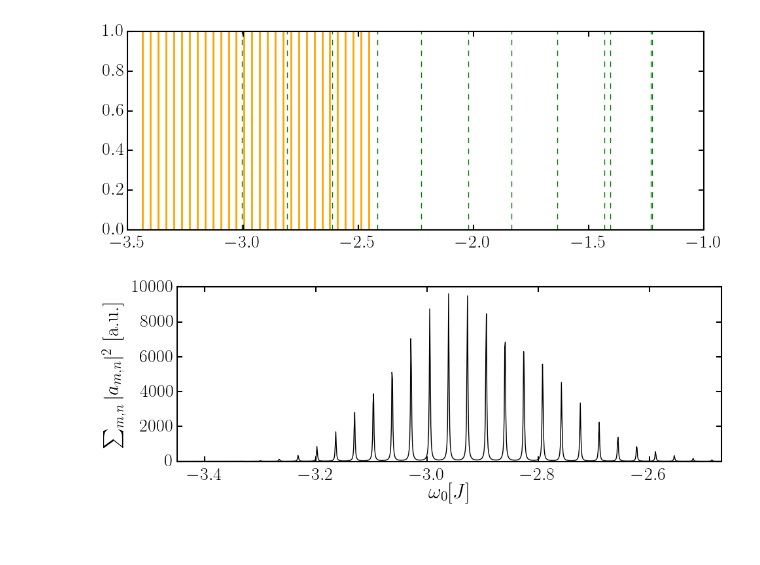
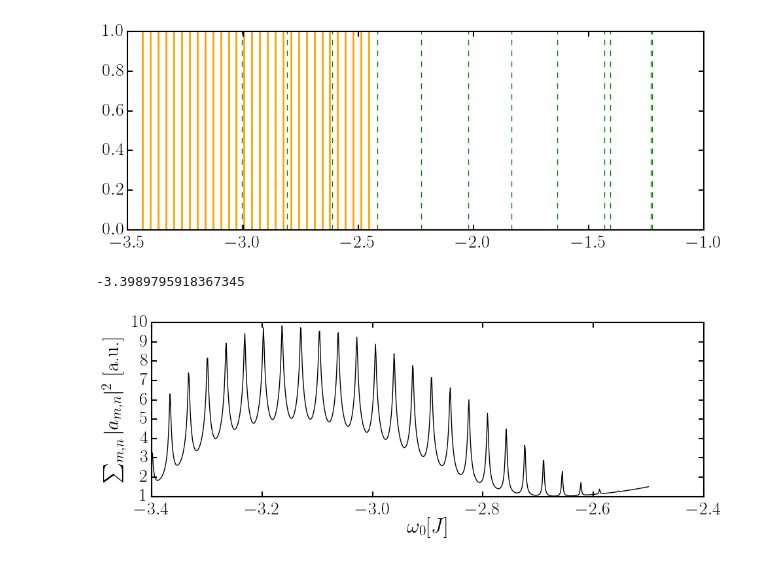
Before and after one commit to berceanu/topo-photon, a Jupyter notebook: anc/exploratory.ipynb, the cells around one changed output. Saved outputs shown, nothing was run; the diff lists cells and outputs as text; code cells hidden in the pictures.

```diff
--- a/anc/exploratory.ipynb
+++ b/anc/exploratory.ipynb
@@ -117,16 +150,21 @@ end
 plt.close(f)
 # %% [output]
 [figure]
+# %%
+sp.νs[100]
+# %% [output]
+-3.3989795918367345
 # %%
 #plot spectrum
 f, ax = plt.subplots(figsize=(10, 4))
-ax[:plot](sp.νs,sp.intensity,"k")
-ax[:set_xlim](sp.νs[1],sp.νs[end])
+ax[:plot](sp.νs[100:end],log(sp.intensity[100:end]),"k")
+#ax[:set_xlim](-3.4,sp.νs[end])
 ax[:set_xlabel](L"$\omega_0 [J]$")
 ax[:set_ylabel](L"$\sum_{m,n} |a_{m,n}|^2$ [a.u.]")
+f[:savefig]("spect_1.pdf")
 plt.close(f)
 # %% [output]
-[figure, old version]
+[figure, new version]
 # %%
 sω = slider(ν[1]:0.002:ν[end], label="ω")
 # %% [output]
```
Also changed, not shown: parts of 21 cells of this notebook, 3 other files.
